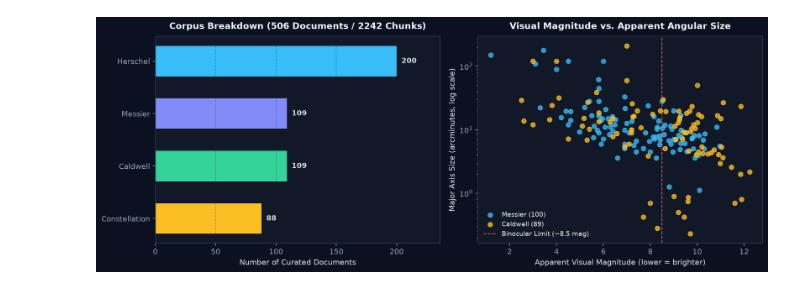
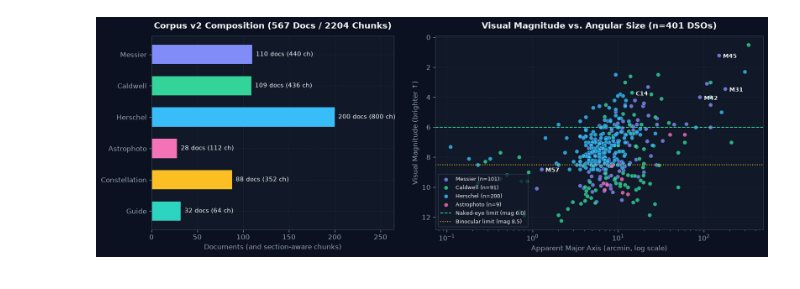
Before and after one commit to Waxguillermo/Astropilote, a Jupyter notebook: notebooks/corpus_and_rag_visualizations.ipynb, the cells around one changed output. Saved outputs shown, nothing was run; the diff lists cells and outputs as text; code cells hidden in the pictures.

```diff
--- a/notebooks/corpus_and_rag_visualizations.ipynb
+++ b/notebooks/corpus_and_rag_visualizations.ipynb
@@ -48,7 +218,81 @@ Left: Document breakdown across the 4 curated collections (`506` documents total
 # %%
-# Compare catalog distribution and plot Visual Magnitude vs Apparent Angular Size (arcmin)
-valid_ms = [d for d in sky_objs if d['metadata'].get('magnitude') is not None and d['metadata'].get('size_major_arcmin')]
+# Compare 6-catalog Corpus v2 distribution and plot Visual Magnitude vs Apparent Angular Size (arcmin)
+valid_ms = [
+    d
+    for d in sky_objs
+    if d["metadata"].get("magnitude") is not None and d["metadata"].get("size_major_arcmin")
+]
+
+fig, (ax1, ax2) = plt.subplots(1, 2, figsize=(13.8, 5.0), gridspec_kw={"width_ratios": [1.0, 1.35]})
+
+# Left: Documents per collection across all 6 catalogs
+cat_counts = [sum(1 for d in docs if d["catalog"] == c) for c in ALL_CATALOGS]
+chunk_counts = [sum(1 for c in chunks if c["metadata"]["catalog"] == cat) for cat in ALL_CATALOGS]
+y = np.arange(len(ALL_CATALOGS))[::-1]
+bars = ax1.barh(y, cat_counts, color=[CAT_COLORS[c] for c in ALL_CATALOGS], height=0.62)
+for bar, n_d, n_c in zip(bars, cat_counts, chunk_counts):
+    ax1.text(
+        bar.get_width() + 4,
+        bar.get_y() + bar.get_height() / 2,
+        f"{n_d} docs ({n_c} ch)",
+        va="center",
+        fontsize=8.8,
+    )
+ax1.set_yticks(y)
+ax1.set_yticklabels(ALL_CATALOGS)
+ax1.set_xlim(0, 265)
+ax1.set_xlabel("Documents (and section-aware chunks)")
+ax1.set_title(f"Corpus v2 Composition ({len(docs)} Docs / {len(chunks)} Chunks)")
+
+# Right: Visual Magnitude vs Major Axis (arcmin, log scale)
+for cat in DSO_CATALOGS:
+    sub = [d for d in valid_ms if d["catalog"] == cat]
+    if not sub:
+        continue
+    xs = [d["metadata"]["size_major_arcmin"] for d in sub]
+    ys = [d["metadata"]["magnitude"] for d in sub]
+    ax2.scatter(
+        xs,
+        ys,
+        c=CAT_COLORS[cat],
+        s=36,
+        alpha=0.82,
+        edgecolors=BG,
+        linewidths=0.4,
+        label=f"{cat} (n={len(sub)})",
+    )
+
+ax2.set_xscale("log")
+ax2.invert_yaxis()  # Astronomical convention: brighter (lower magnitude) at top
+ax2.axhline(6.0, color=EMERALD, ls="--", lw=1.2, label="Naked-eye limit (mag 6.0)")
+ax2.axhline(8.5, color=AMBER, ls=":", lw=1.3, label="Binocular limit (mag 8.5)")
+
+for target_id, label in [
+    ("M031", "M31"),
+    ("M042", "M42"),
+    ("M045", "M45"),
+    ("C014", "C14"),
+    ("M057", "M57"),
+]:
+    match = next((d for d in valid_ms if d["doc_id"] == target_id), None)
+    if match:
+        ax2.annotate(
+            label,
+            (match["metadata"]["size_major_arcmin"], match["metadata"]["magnitude"]),
+            xytext=(6, -4),
+            textcoords="offset points",
+            fontsize=8.5,
+            color=TEXT,
+            fontweight="bold",
+        )
+
+ax2.set_xlabel("Apparent Major Axis (arcmin, log scale)")
+ax2.set_ylabel("Visual Magnitude (brighter ↑)")
+ax2.set_title(f"Visual Magnitude vs. Angular Size (n={len(valid_ms)} DSOs)")
+ax2.legend(loc="lower left", fontsize=8)
+plt.tight_layout()
+plt.show()
 # %% [output]
-[figure, old version]
+[figure, new version]
 # %% [markdown]
 ## 3. Deterministic Night Sky Altitude Trajectories (Fontainebleau, 48.40°N)
```
Also changed, not shown: parts of 13 cells of this notebook, 48 other files.
